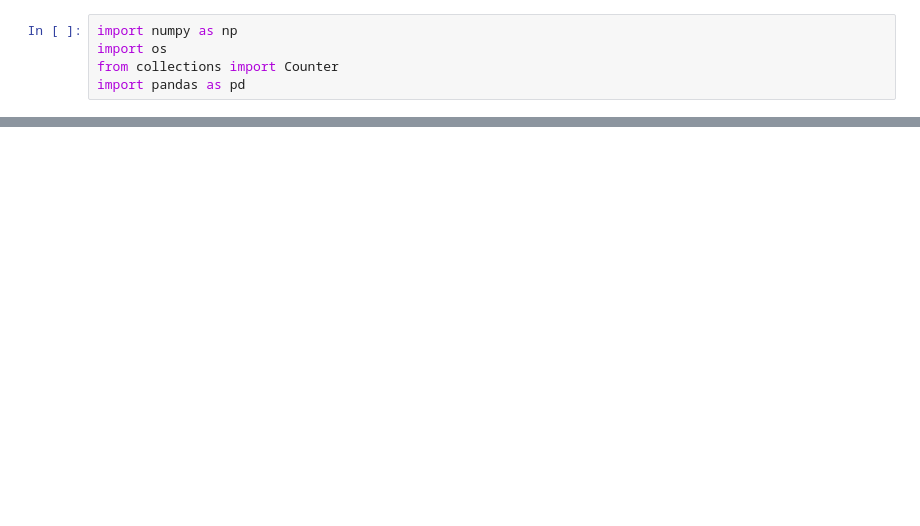
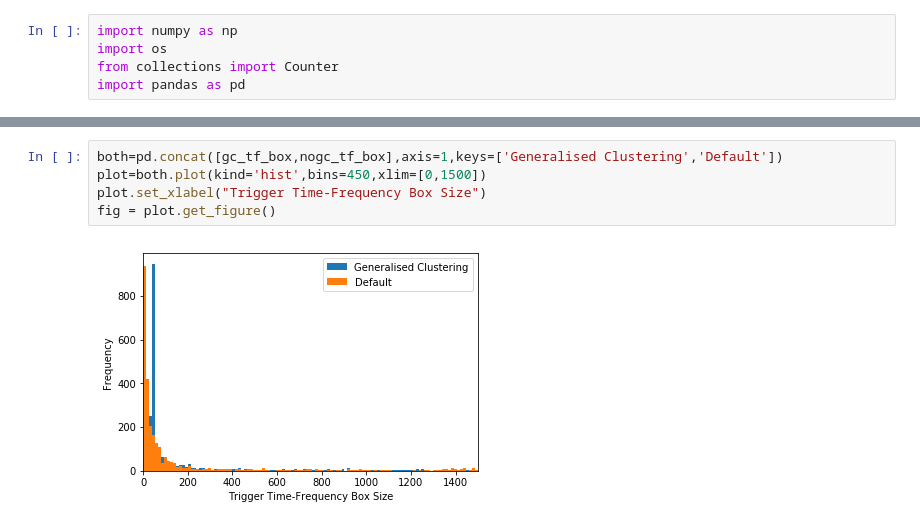
Before and after one commit to idorrington92/thesis, a Jupyter notebook: training_set_analysis.ipynb, the cells around one changed output, grey strips where cells are left out. Drawn from its saved outputs; the diff is of its cells as text; blank space fills up the shorter version.

```diff
--- a/training_set_analysis.ipynb
+++ b/training_set_analysis.ipynb
@@ -15,0 +32,7 @@ fig = plot.get_figure()
+# %%
+both=pd.concat([gc_tf_box,nogc_tf_box],axis=1,keys=['Generalised Clustering','Default'])
+plot=both.plot(kind='hist',bins=450,xlim=[0,1500])
+plot.set_xlabel("Trigger Time-Frequency Box Size")
+fig = plot.get_figure()
+# %% [output]
+[figure, added]
```
Also changed, not shown: parts of 28 cells of this notebook, 15 other files.
